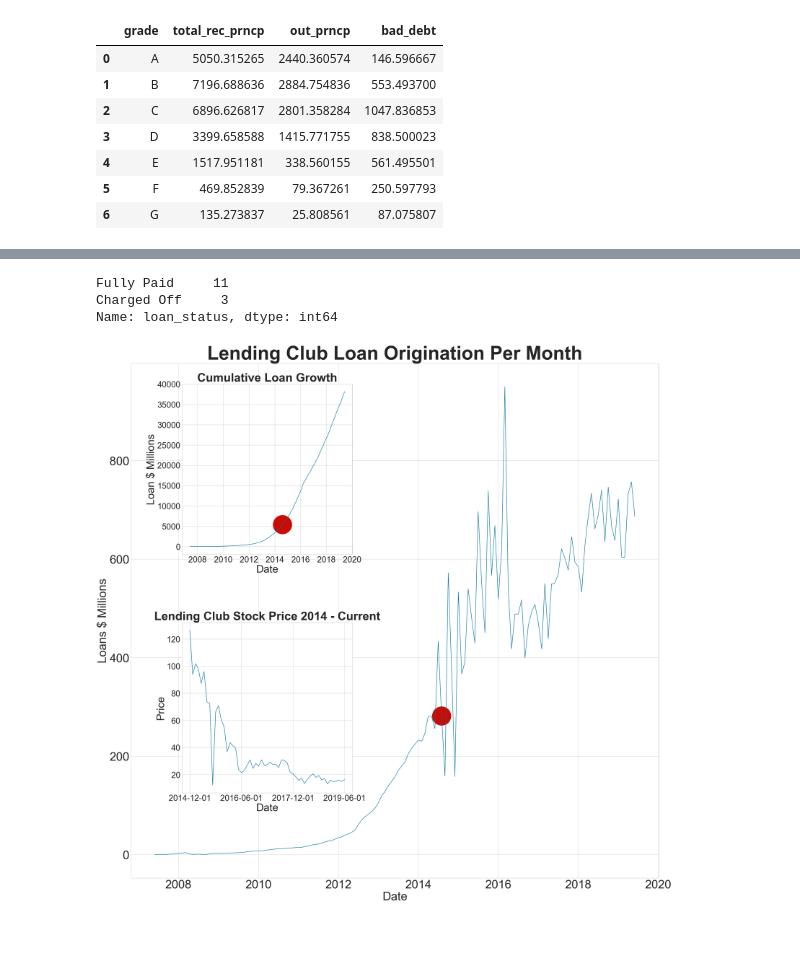
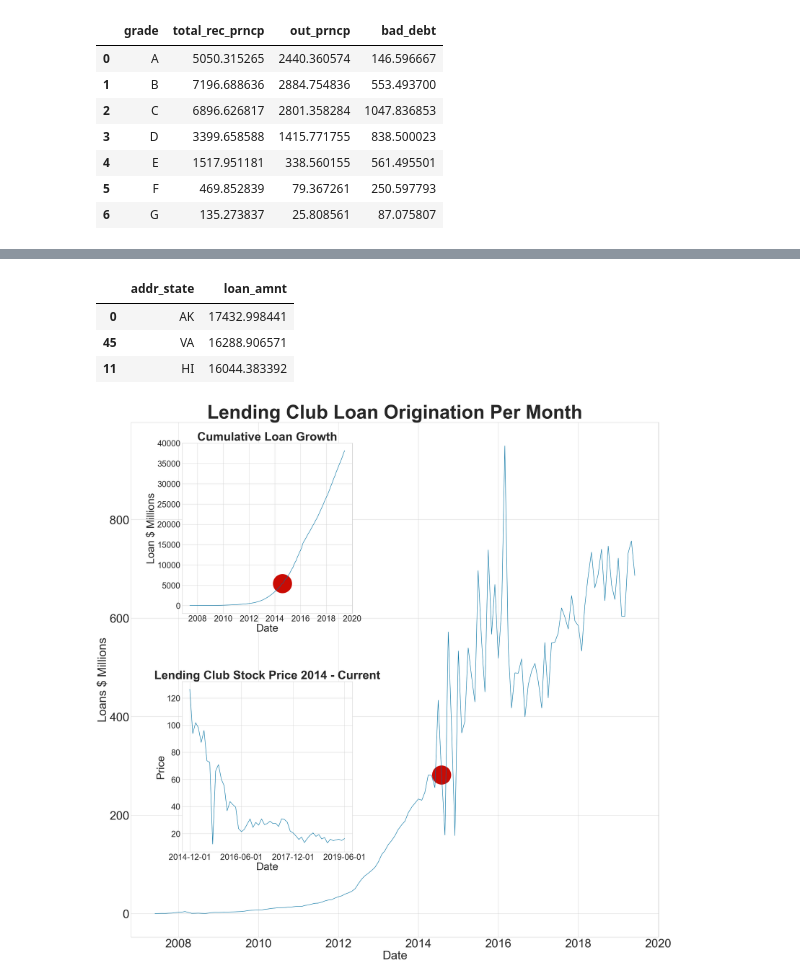
Before and after one commit to ajricks4/lending-club, a Jupyter notebook: Lending_Club_Prelim.ipynb, the cells around one changed output, grey strips where cells are left out. Drawn from its saved outputs; the diff is of its cells as text; code cells hidden in the pictures; blank space fills up the shorter version.

```diff
--- a/Lending_Club_Prelim.ipynb
+++ b/Lending_Club_Prelim.ipynb
@@ -135,10 +135,11 @@ LCP.choro_debt_state_count(df)
 [interactive output not drawn]
-# %%
-df[df['addr_state'] == 'IA']['loan_status'].value_counts()
-# %% [output]
-Fully Paid     11
-Charged Off     3
-Name: loan_status, dtype: int64
+# %%
+df.groupby('addr_state').mean().reset_index()[['addr_state','loan_amnt']].sort_values(by='loan_amnt',ascending=False).head(3)
+# %% [output]
+|  | addr_state | loan_amnt |
+| 0 | AK | 17432.998441 |
+| 45 | VA | 16288.906571 |
+| 11 | HI | 16044.383392 |
 # %%
 LCP.lc_time_series(df)
 # %% [output]
```
Also changed, not shown: parts of 34 cells of this notebook.
